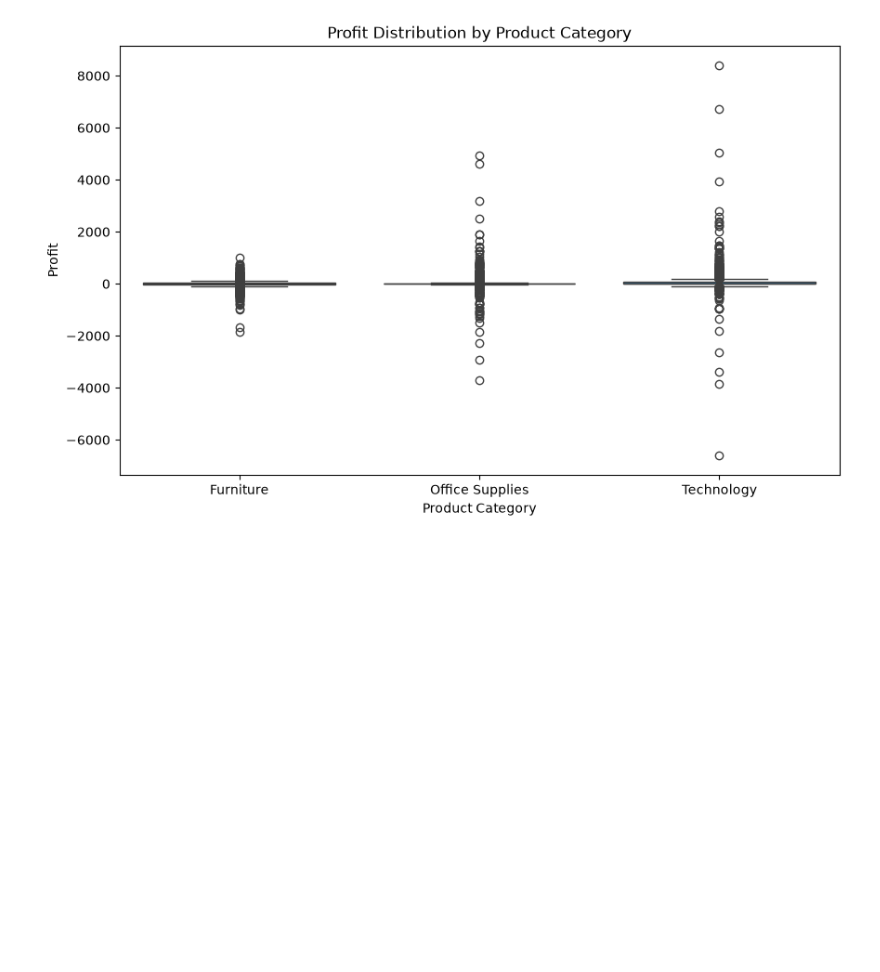
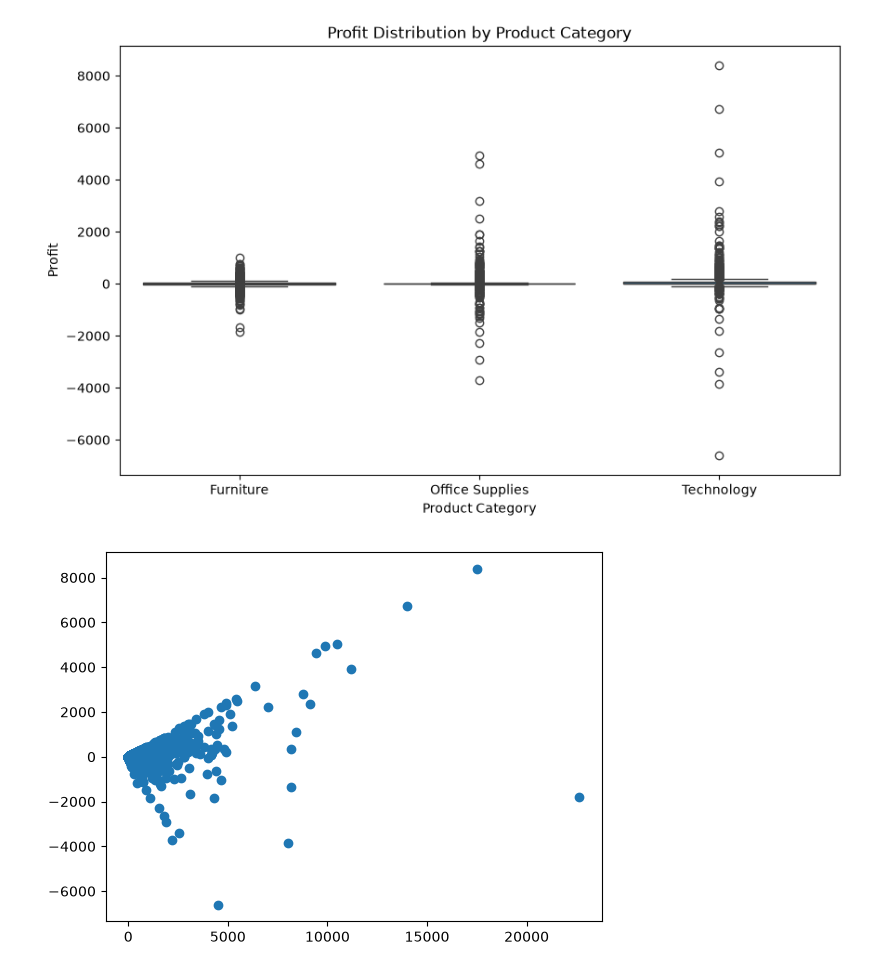
Before and after one commit to Ashu11122000/data-science, a Jupyter notebook: notebooks/02_data_visualization.ipynb, the cells around one changed output. Drawn from its saved outputs; the diff is of its cells as text; code cells hidden in the pictures; blank space fills up the shorter version.

Commit message:
Basic scattered graph done

```diff
--- a/notebooks/02_data_visualization.ipynb
+++ b/notebooks/02_data_visualization.ipynb
@@ -103,3 +103,11 @@ plt.savefig(
 plt.show()
 # %% [output]
 [figure]
+# %%
+import matplotlib.pyplot as plt
+
+plt.scatter(df_clean["Sales"], df_clean["Profit"])
+
+plt.show()
+# %% [output]
+[figure, added]
```
